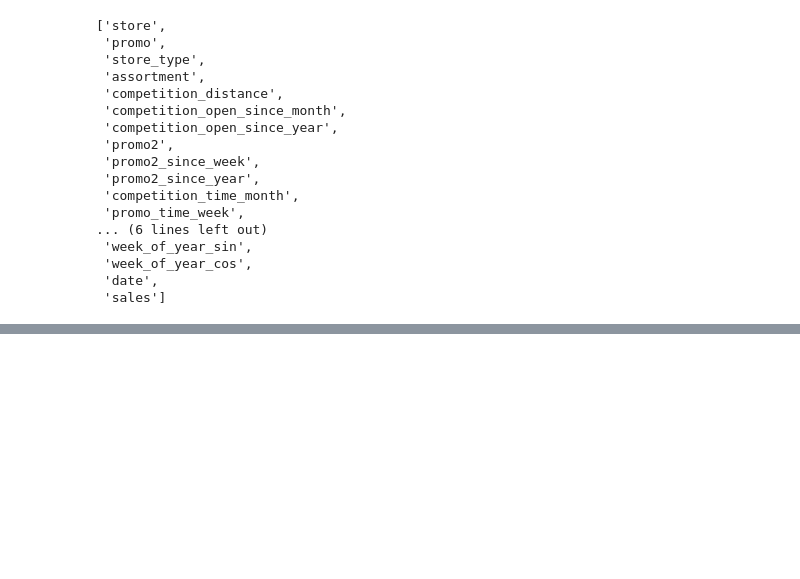
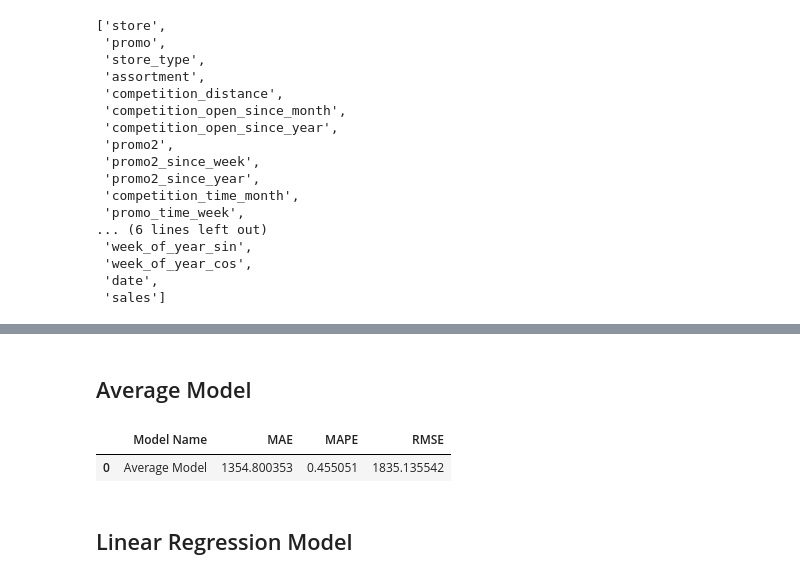
Before and after one commit to biazotogabriel/ds_em_producao, a Jupyter notebook: notebook.ipynb, the cells around one changed output, grey strips where cells are left out. Cells and saved outputs as stored; diff of their text form; code cells hidden in the pictures; blank space fills up the shorter version.

```diff
--- a/notebook.ipynb
+++ b/notebook.ipynb
@@ -59,6 +61,17 @@ def cramer_v(x, y):
     rcorr = r - (r-1)**2/(n-1)
 
     return np.sqrt((chi2corr/n) / min(kcorr-1, rcorr-1))
+# %%
+
+def ml_error(model_name, y, y_hat):
+    mae = mt.mean_absolute_error(y, y_hat)
+    #mape = mt.mean_absolute_percentage_error(y, y_hat) # its being different. I didnt understand why yet
+    mape = np.mean(np.abs( (y - y_hat) / y ))
+    rmse = np.sqrt(mt.mean_squared_error(y, y_hat))
+    return pd.DataFrame({'Model Name': model_name,
+                         'MAE': mae,
+                         'MAPE': mape,
+                         'RMSE': rmse}, index=[0])
 # %% [markdown]
 # Data Description
 # %% [markdown]
@@ -864,11 +877,11 @@ Index(['store', 'date', 'sales', 'promo', 'school_holiday', 'store_type',
 # %%
 spliter_date = df6[['store', 'date']].groupby('store').max().reset_index()['date'][0] - timedelta(weeks=6)
 # %%
-X_train = df6.loc[df6['date'] < spliter_date, df6.columns != 'sales']
-y_train = df6.loc[df6['date'] < spliter_date, ['sales']]
+X_train = df6.loc[df6['date'] < spliter_date]
+y_train = df6.loc[df6['date'] < spliter_date, 'sales']
 
-X_test = df6.loc[df6['date'] >= spliter_date, df6.columns != 'sales']
-y_test = df6.loc[df6['date'] >= spliter_date, ['sales']]
+X_test = df6.loc[df6['date'] >= spliter_date]
+y_test = df6.loc[df6['date'] >= spliter_date, 'sales']
 # %%
 print('Train data range from {} to {}'.format(X_train['date'].min().strftime(r'%d-%m-%Y'), X_train['date'].max().strftime(r'%d-%m-%Y')))
 print('Test data range from {} to {}'.format(X_test['date'].min().strftime(r'%d-%m-%Y'), X_test['date'].max().strftime(r'%d-%m-%Y')))
@@ -957,0 +993,5 @@ selected
+# %%
+x_train = X_train[selected].drop(columns=['date'])
+x_test = X_test[selected].drop(columns=['date'])
+# %% [markdown]
+## Average Model
@@ -957,0 +1009,7 @@ selected
+# %%
+baseline_result
+# %% [output]
+|  | Model Name | MAE | MAPE | RMSE |
+| 0 | Average Model | 1354.800353 | 0.455051 | 1835.135542 |
+# %% [markdown]
+## Linear Regression Model
```
Also changed, not shown: parts of 10 cells of this notebook.
